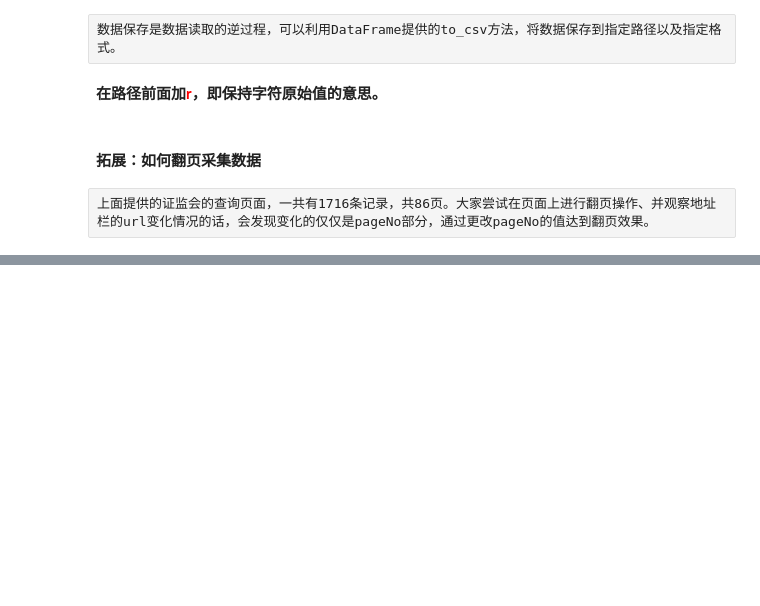
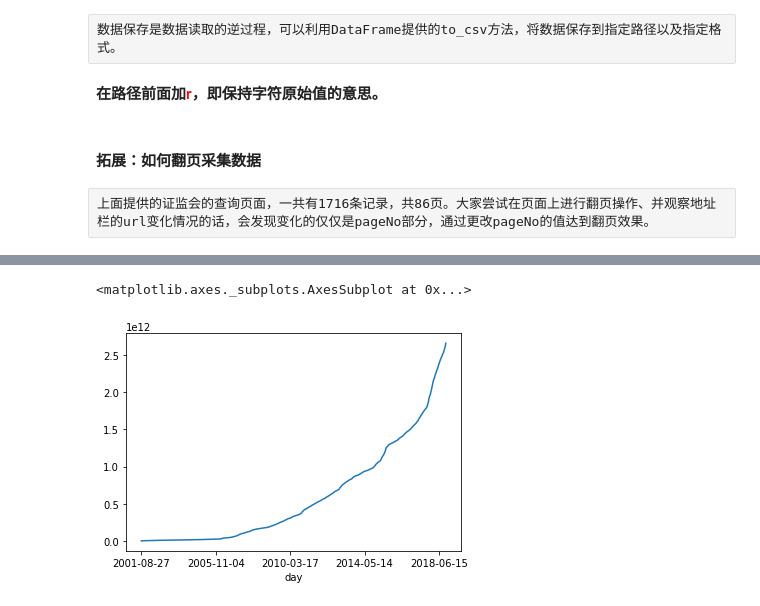
Before and after one commit to hanyezev/dataAnalysis, a Jupyter notebook: 数据分析/Pandas学习.ipynb, the cells around one changed output, grey strips where cells are left out. Saved outputs shown, nothing was run; the diff lists cells and outputs as text; code cells hidden in the pictures; blank space fills up the shorter version.

```diff
--- a/数据分析/Pandas学习.ipynb
+++ b/数据分析/Pandas学习.ipynb
@@ -468,0 +853,5 @@ for page in [1,2,3,4,5]:
+# %%
+for column, row in df_gzmt.iteritems():
+    print("第一列的名字 :", column)
+    print("第一列的内容 :", row)
+    break
@@ -468,0 +881,3 @@ for page in [1,2,3,4,5]:
+# %%
+dataframe = pd.read_csv(file, encoding="utf-8", index_col=0)
+dataframe
@@ -468,0 +899,11 @@ for page in [1,2,3,4,5]:
+# %%
+# 第一步：逐行计算累积值
+cum_sum = []
+_last_cum = 0
+for index, row in dataframe.iterrows():
+    temp = row["TURNOVER"] + _last_cum
+    cum_sum.append(temp)
+    _last_cum = temp
+# %%
+dataframe["Turnover_CUMSUM"] = cum_sum
+dataframe
@@ -468,0 +925,5 @@ for page in [1,2,3,4,5]:
+# %%
+dataframe["Turnover_CUMSUM"].plot()
+# %% [output]
+<matplotlib.axes._subplots.AxesSubplot at 0x...>
+[figure, added]
```
Also changed, not shown: parts of 77 cells of this notebook, 1 other file.
